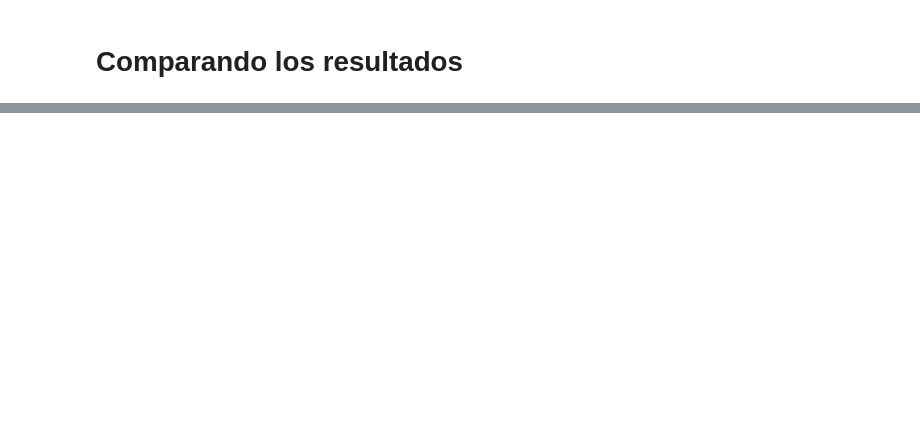
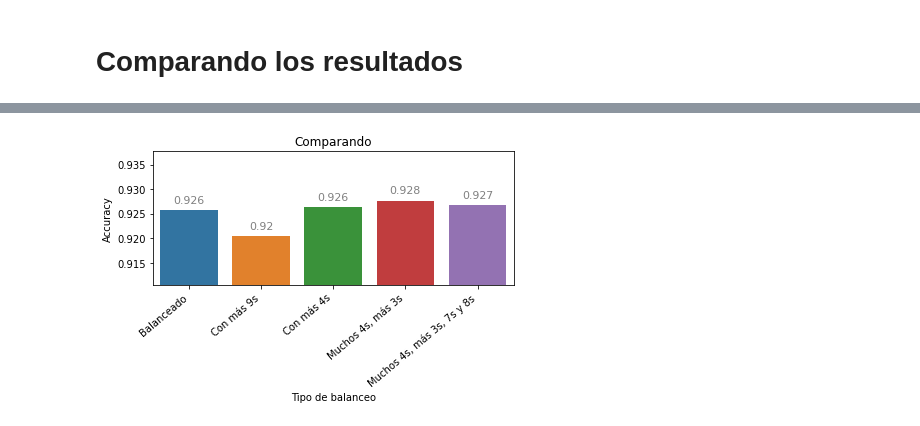
Before and after one commit to fzanollo/metodos-num, a Jupyter notebook: tp2/notebooks/balanceo.ipynb, the cells around one changed output, grey strips where cells are left out. Cells and saved outputs as stored; diff of their text form; code cells hidden in the pictures; blank space fills up the shorter version.

```diff
--- a/tp2/notebooks/balanceo.ipynb
+++ b/tp2/notebooks/balanceo.ipynb
@@ -272,16 +322,22 @@ resultsDF
 # %%
 ax = sns.barplot(x='expName', y='acc', data=resultsDF)
-plt.title('comparando')
-# plt.savefig(f"balanceo_results/acc.png")
+plt.title('Comparando')
+plt.xlabel('Tipo de balanceo')
+plt.ylabel('Accuracy')
 plt.ylim(resultsDF.acc.min()-0.01, resultsDF.acc.max()+0.01)
 
 #annotate axis
 for p in ax.patches:
-             ax.annotate(round(p.get_height(),3), (p.get_x() + p.get_width() / 2., p.get_height()),
-                 ha='center', va='center', fontsize=11, color='gray', xytext=(0, 10),
-                 textcoords='offset points')
+     ax.annotate(round(p.get_height(),3), (p.get_x() + p.get_width() / 2., p.get_height()),
+         ha='center', va='center', fontsize=11, color='gray', xytext=(0, 10),
+         textcoords='offset points')
 
+ax.set_xticklabels(ax.get_xticklabels(), rotation=40, ha="right")
+plt.tight_layout()
+plt.savefig(f"balanceo_results/acc.png")
 plt.show()
+# %% [output]
+[figure, added]
 # %%
 precisionsDF = resultsDF[['expName']].join(resultsDF['precision'].apply(pd.Series))
 precisionsDF
```
Also changed, not shown: parts of 27 cells of this notebook, 1 other file.
